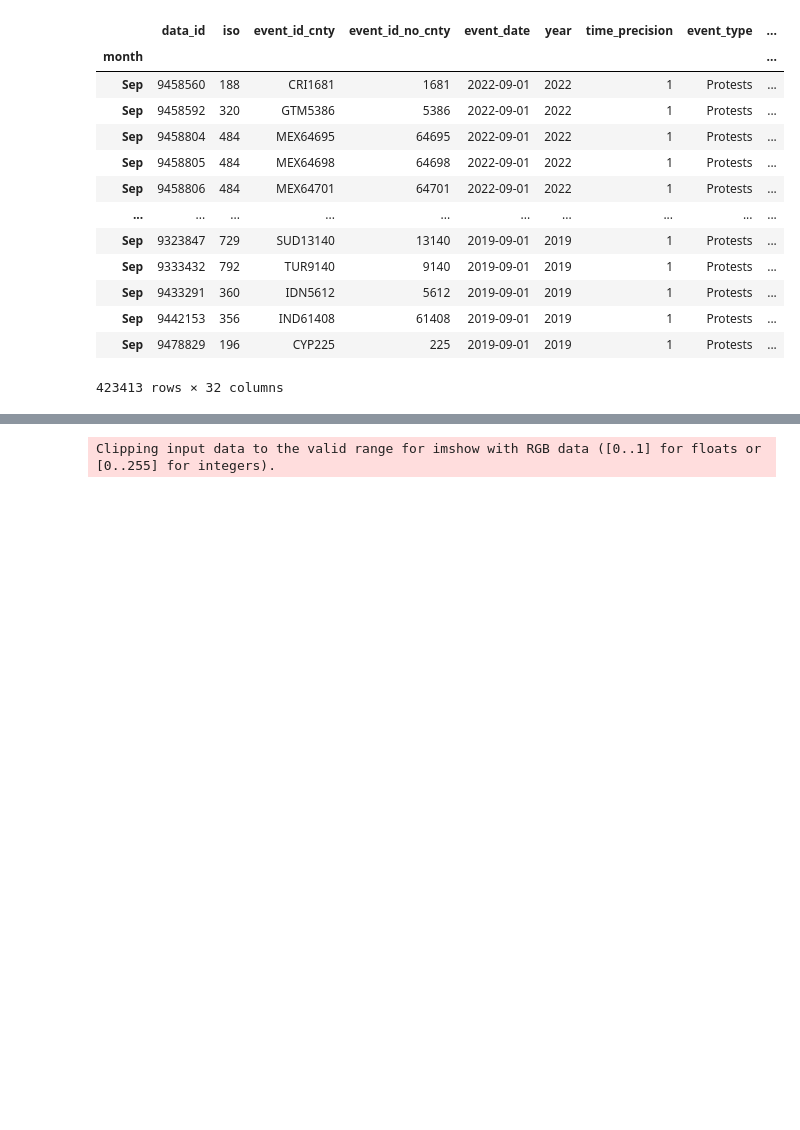
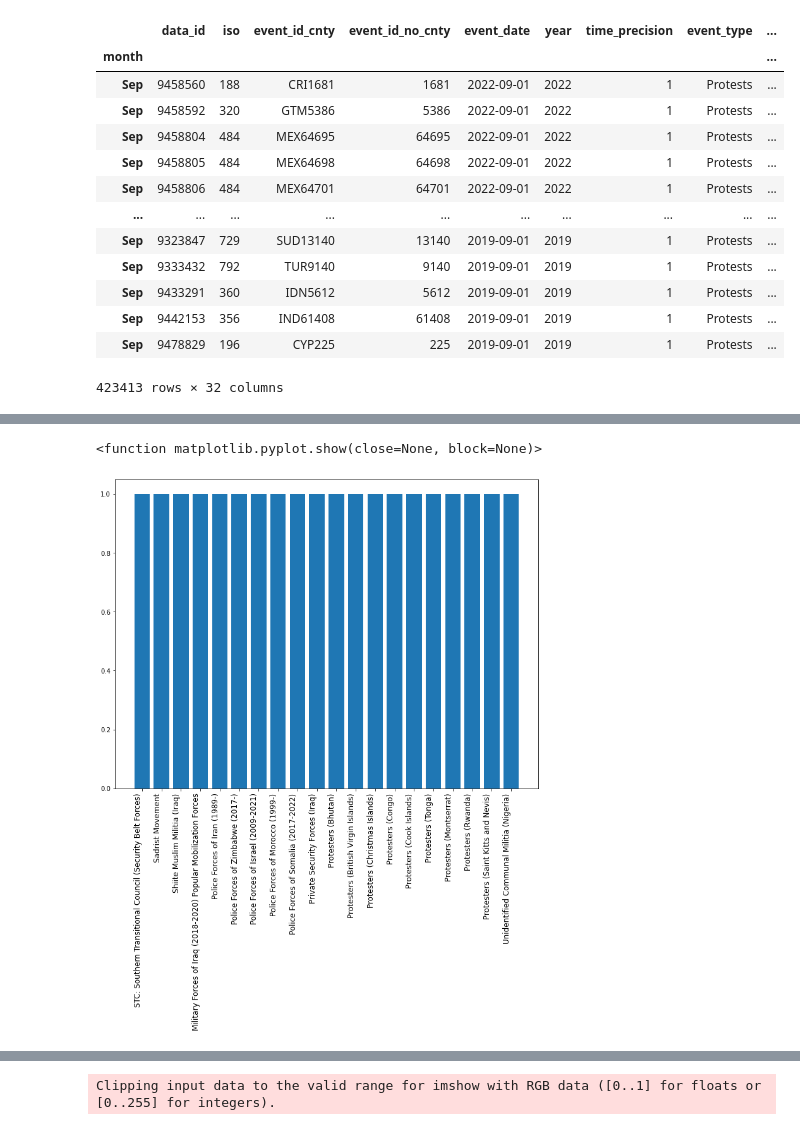
Before and after one commit to morgancoad/acled_data, a Jupyter notebook: notebooks/acled_eda.ipynb, the cells around one changed output, grey strips where cells are left out. Cells and saved outputs as stored; diff of their text form; code cells hidden in the pictures; blank space fills up the shorter version.

```diff
--- a/notebooks/acled_eda.ipynb
+++ b/notebooks/acled_eda.ipynb
@@ -128,0 +135,5 @@ plt.show
+# %%
+#Created new variable of the twenty countries with the lowest amount of protests. But all twenty had only 1. I want to gleam a little more from the data.
+# These actors could be smaller factions that ACLED still reports on.
+acled_df_sort_bar_bottomtwenty = acled_event_protests.value_counts('actor1').tail(20)
+acled_df_sort_bar_bottomtwenty
@@ -128,0 +158,9 @@ plt.show
+# %%
+#Graphed the twenty countries with the lowest amount of protests
+fig, ax = plt.subplots(figsize=(12,9))
+ax.bar(acled_df_sort_bar_bottomtwenty.index, acled_df_sort_bar_bottomtwenty)
+ax.set_xticklabels(acled_df_sort_bar_bottomtwenty.index, rotation=90, horizontalalignment = 'right', fontsize = '12')
+plt.show
+# %% [output]
+<function matplotlib.pyplot.show(close=None, block=None)>
+[figure, added]
```
Also changed, not shown: parts of 19 cells of this notebook, 6 other files.
